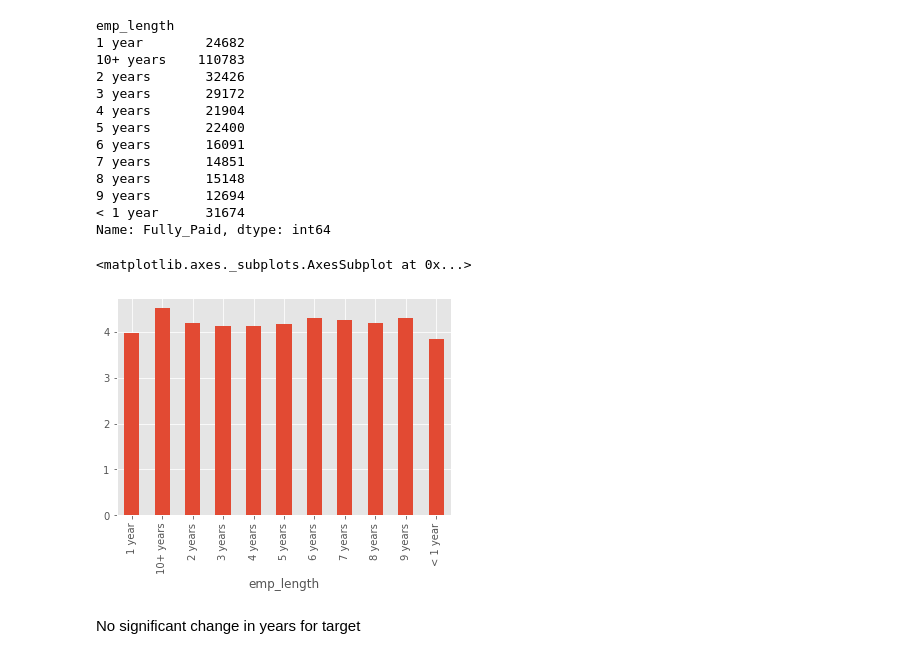
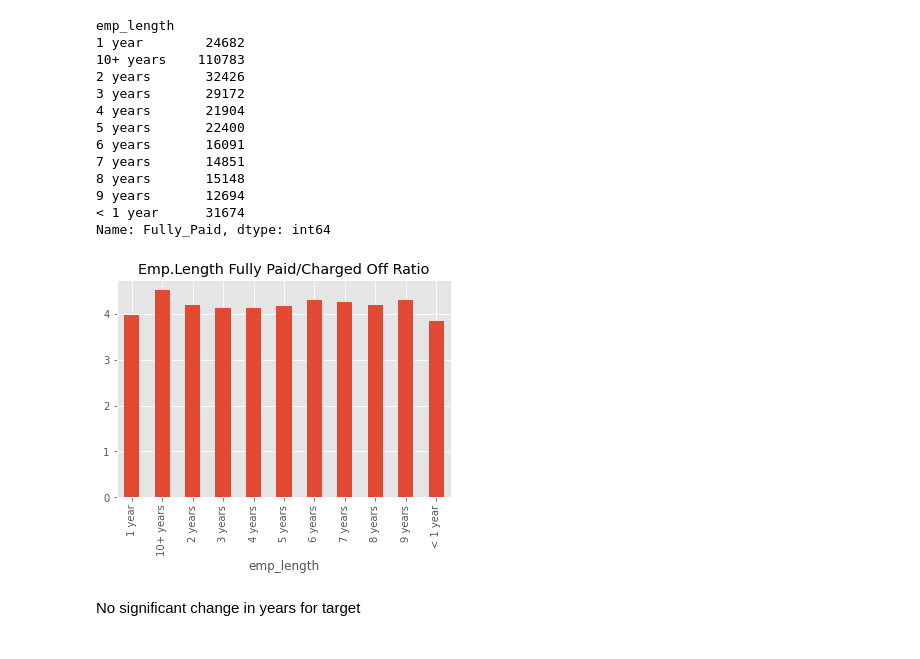
Before and after one commit to smeteo/Lending_Club_Credit_Risk_Analysis, a Jupyter notebook: Lending_Club_GC.ipynb, the cells around one changed output. Saved outputs shown, nothing was run; the diff lists cells and outputs as text; code cells hidden in the pictures.

```diff
--- a/Lending_Club_GC.ipynb
+++ b/Lending_Club_GC.ipynb
@@ -538,9 +539,9 @@ emp_length
 Name: Fully_Paid, dtype: int64
 # %%
 (emp_co/emp_fp).plot(kind='bar')
+plt.title('Emp.Length Fully Paid/Charged Off Ratio');
 # %% [output]
-<matplotlib.axes._subplots.AxesSubplot at 0x...>
-[figure, old version]
+[figure, new version]
 # %% [markdown]
 No significant change in years for target
 # %%
```
Also changed, not shown: parts of 55 cells of this notebook.
